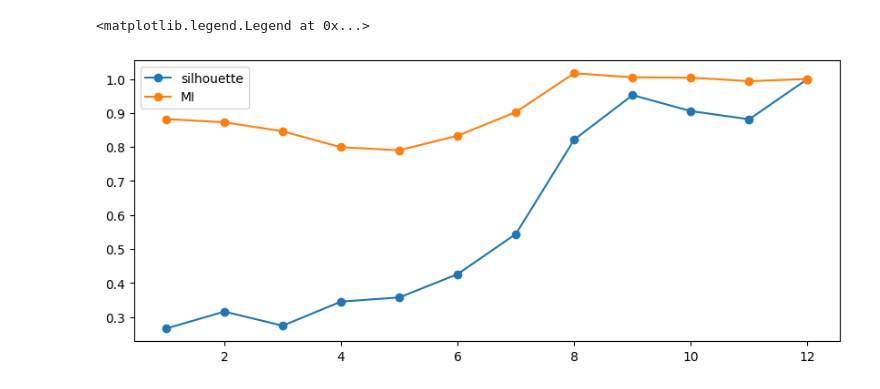
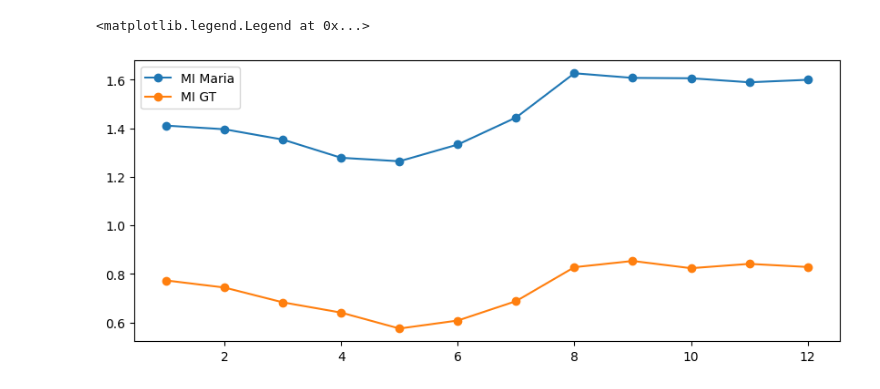
Before and after one commit to BSCCNS/Applio_LS, a Jupyter notebook: develop_nb/layer_analysis.ipynb, the cells around one changed output. Drawn from its saved outputs; the diff is of its cells as text; code cells hidden in the pictures.

```diff
--- a/develop_nb/layer_analysis.ipynb
+++ b/develop_nb/layer_analysis.ipynb
@@ -10,5 +10,10 @@ import matplotlib.pyplot as plt
 # %%
 root = '/Users/tomasandrade/Documents/BSC/ICHOIR/applio/Applio_LS/experiments'
 # %%
-path_metrics = f'{root}/maria_v2/metric_layers.csv'
-df_metrics = pd.read_csv(path_metrics, index_col=0)
+path_metrics2 = f'{root}/maria_v2/metric_layers.csv'
+path_metrics3 = f'{root}/gt_singer_v1/metric_layers.csv'
+
+#path_metrics3 = f'{root}/maria_v3/metric_layers.csv'
+
+df_metrics2 = pd.read_csv(path_metrics2, index_col=0)
+df_metrics3 = pd.read_csv(path_metrics3, index_col=0)
@@ -15,8 +29,13 @@ df_metrics = pd.read_csv(path_metrics, index_col=0)
 # %%
 plt.figure(figsize=(10,4))
-plt.plot(df_metrics['layer'], df_metrics['sil']/df_metrics['sil'].iloc[-1], '-o', label = 'silhouette')
-plt.plot(df_metrics['layer'], df_metrics['mi']/df_metrics['mi'].iloc[-1], '-o', label = 'MI')
+
+#plt.plot(df_metrics2['layer'], df_metrics2['sil'], '-o', label = 'silhouette Maria')
+plt.plot(df_metrics2['layer'], df_metrics2['mi'], '-o', label = 'MI Maria')
+
+#plt.plot(df_metrics3['layer'], df_metrics3['sil'], '-o', label = 'silhouette GT')
+plt.plot(df_metrics3['layer'], df_metrics3['mi'], '-o', label = 'MI GT')
+
 plt.legend()
 # %% [output]
 <matplotlib.legend.Legend at 0x...>
-[figure, old version]
+[figure, new version]
```
Also changed, not shown: parts of 1 cell of this notebook, 2 other files.
